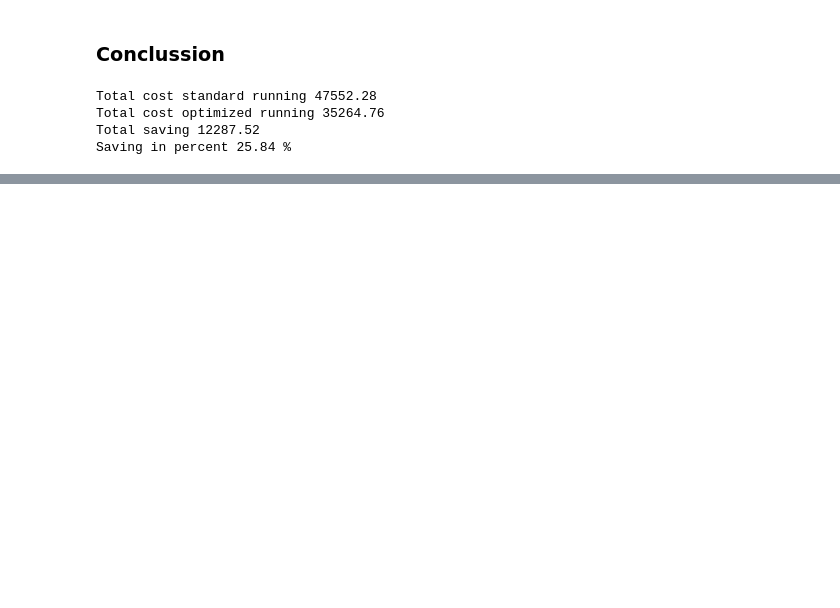
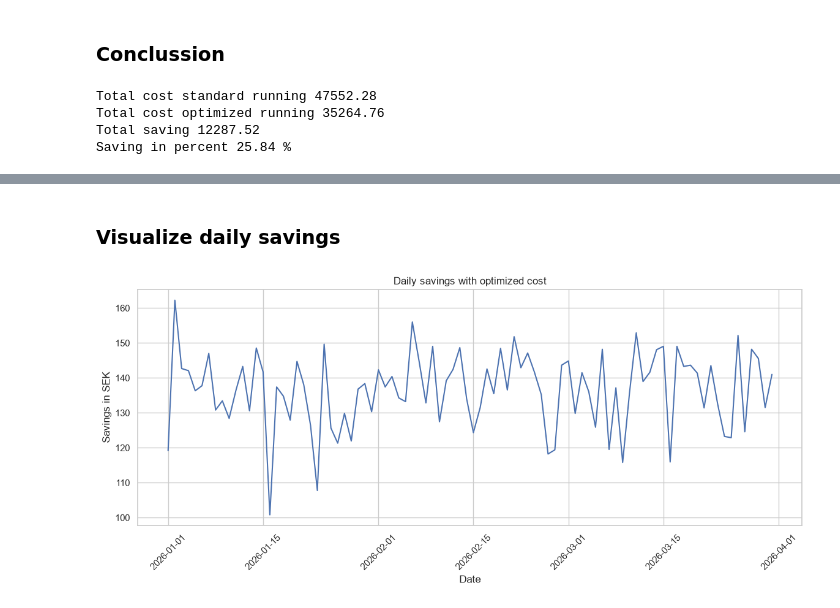
Before and after one commit to kevinbrunomlops/energy_optimization_project, a Jupyter notebook: notebooks/02_baseline_optimization.ipynb, the cells around one changed output, grey strips where cells are left out. Saved outputs shown, nothing was run; the diff lists cells and outputs as text; code cells hidden in the pictures; blank space fills up the shorter version.

Commit message:
Baseline optimization notebook done. Explored a optimized baseline model against a standard running. Showcasing the cheapest 4h window

```diff
--- a/notebooks/02_baseline_optimization.ipynb
+++ b/notebooks/02_baseline_optimization.ipynb
@@ -191,0 +226,18 @@ Saving in percent 25.84 %
+# %% [markdown]
+### Visualize daily savings
+# %%
+plt.figure(figsize=(14, 5))
+
+sns.lineplot(
+    data=comparison,
+    x="date",
+    y="saving"
+)
+
+plt.title("Daily savings with optimized cost")
+plt.xlabel("Date")
+plt.ylabel("Savings in SEK")
+plt.xticks(rotation=45)
+plt.show()
+# %% [output]
+[figure, added]
```
Also changed, not shown: parts of 5 cells of this notebook.
